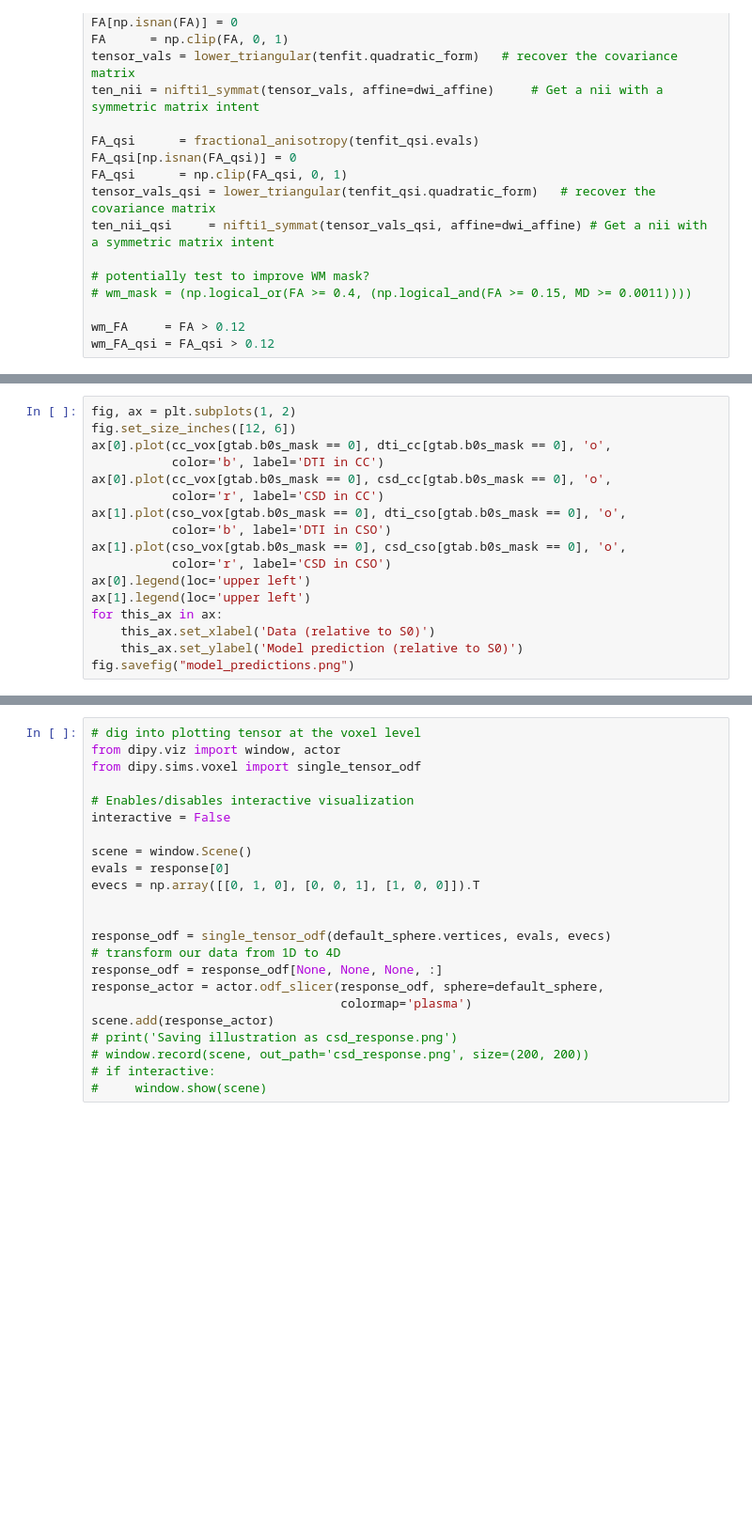
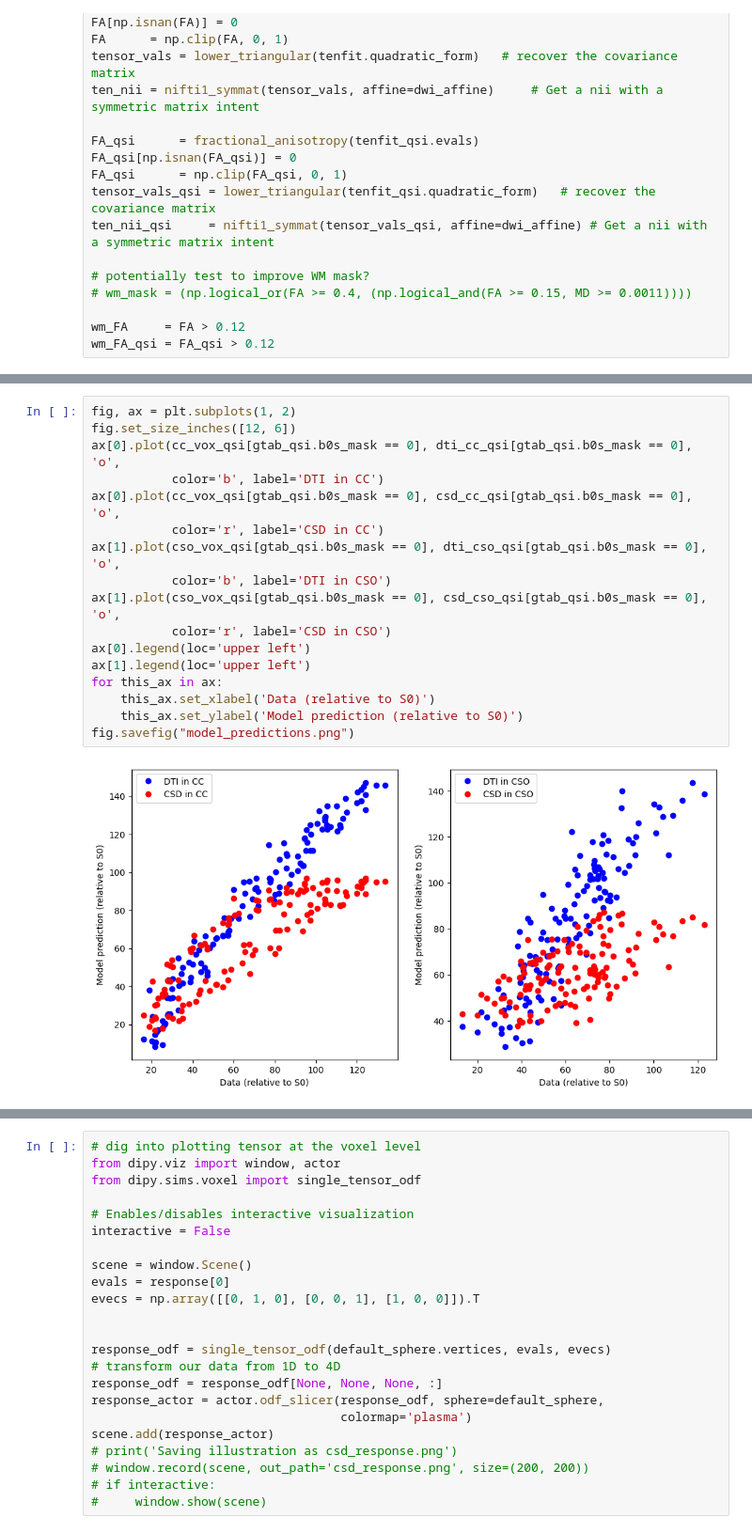
Before and after one commit to NeuroHackademy2024/diffusion-mri, a Jupyter notebook: code/004_recon_test_model_comp.ipynb, the cells around one changed output, grey strips where cells are left out. Shown at 94% size. Saved outputs shown, nothing was run; the diff lists cells and outputs as text; blank space fills up the shorter version.

```diff
--- a/code/004_recon_test_model_comp.ipynb
+++ b/code/004_recon_test_model_comp.ipynb
@@ -386,20 +383,22 @@ fig.savefig("model_predictions.png")
 # %%
 fig, ax = plt.subplots(1, 2)
 fig.set_size_inches([12, 6])
-ax[0].plot(cc_vox[gtab.b0s_mask == 0], dti_cc[gtab.b0s_mask == 0], 'o',
+ax[0].plot(cc_vox_qsi[gtab_qsi.b0s_mask == 0], dti_cc_qsi[gtab_qsi.b0s_mask == 0], 'o',
            color='b', label='DTI in CC')
-ax[0].plot(cc_vox[gtab.b0s_mask == 0], csd_cc[gtab.b0s_mask == 0], 'o',
+ax[0].plot(cc_vox_qsi[gtab_qsi.b0s_mask == 0], csd_cc_qsi[gtab_qsi.b0s_mask == 0], 'o',
            color='r', label='CSD in CC')
-ax[1].plot(cso_vox[gtab.b0s_mask == 0], dti_cso[gtab.b0s_mask == 0], 'o',
+ax[1].plot(cso_vox_qsi[gtab_qsi.b0s_mask == 0], dti_cso_qsi[gtab_qsi.b0s_mask == 0], 'o',
            color='b', label='DTI in CSO')
-ax[1].plot(cso_vox[gtab.b0s_mask == 0], csd_cso[gtab.b0s_mask == 0], 'o',
+ax[1].plot(cso_vox_qsi[gtab_qsi.b0s_mask == 0], csd_cso_qsi[gtab_qsi.b0s_mask == 0], 'o',
            color='r', label='CSD in CSO')
 ax[0].legend(loc='upper left')
 ax[1].legend(loc='upper left')
 for this_ax in ax:
     this_ax.set_xlabel('Data (relative to S0)')
     this_ax.set_ylabel('Model prediction (relative to S0)')
 fig.savefig("model_predictions.png")
+# %% [output]
+[figure, added]
 # %%
 # Now let's compute the coefficent of determination
 import scipy.stats as stats
```
Also changed, not shown: parts of 11 cells of this notebook.
